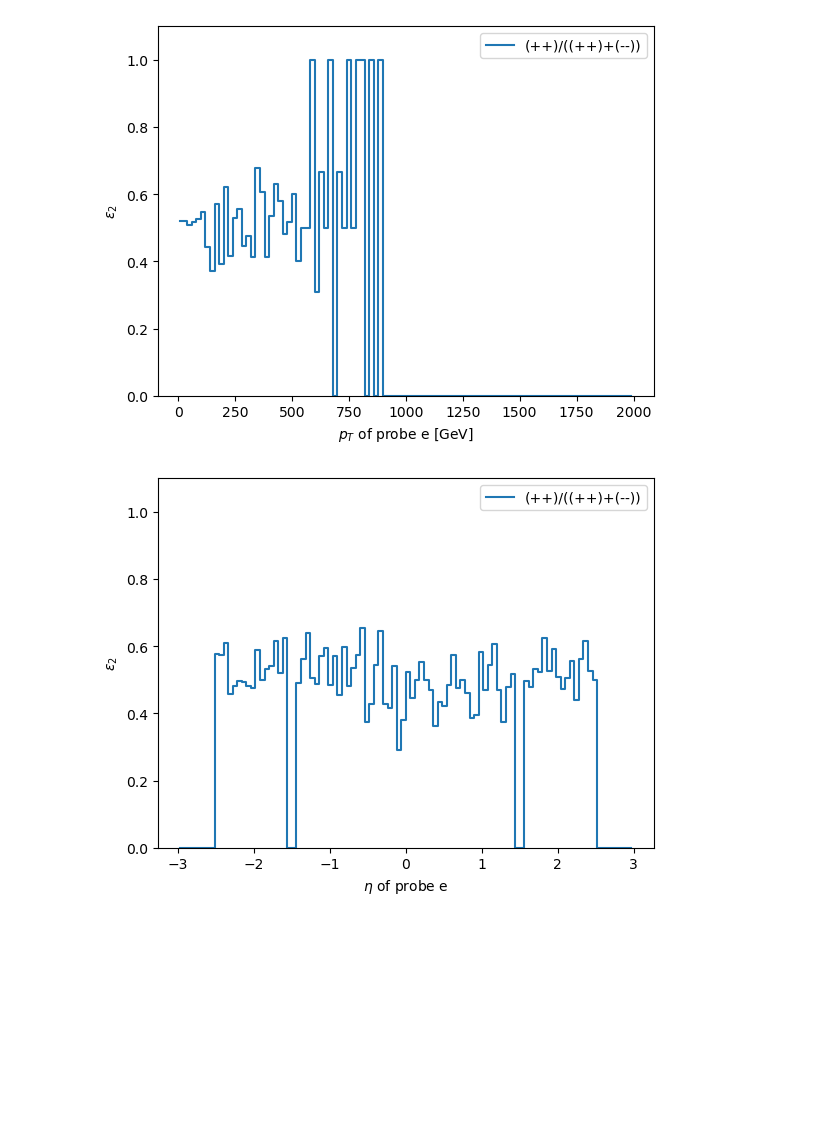
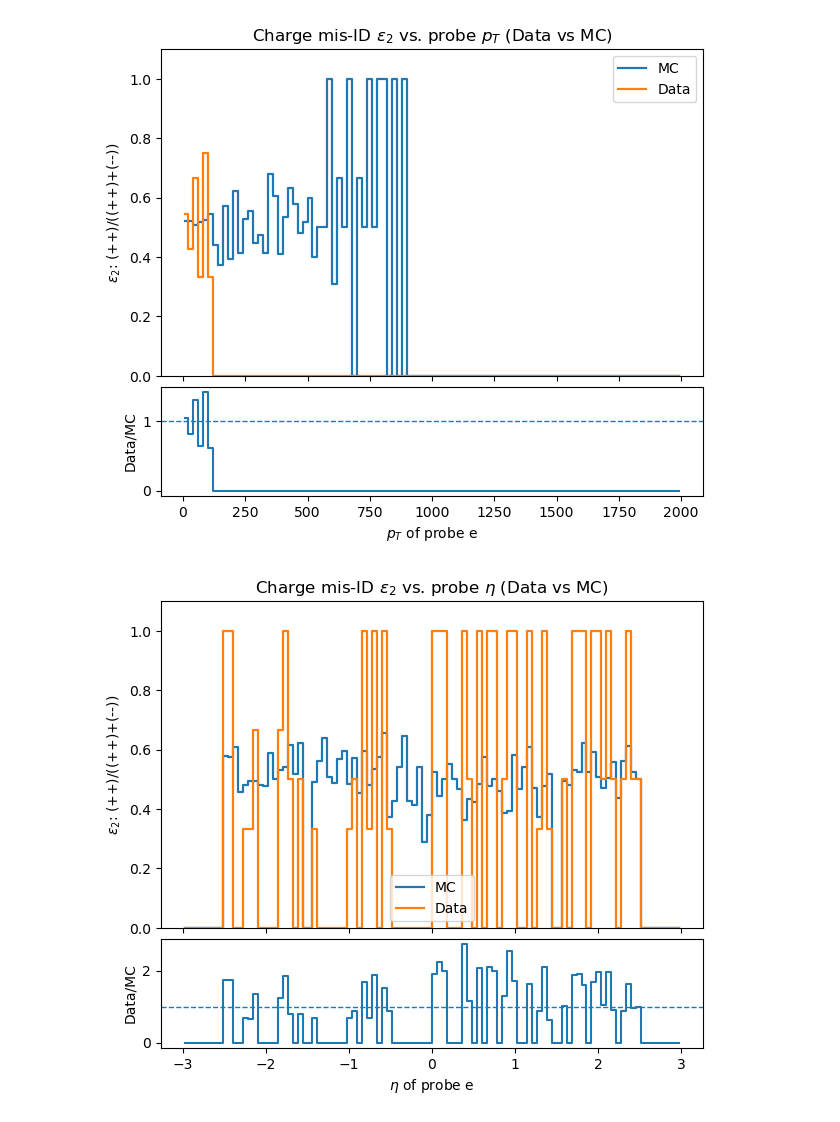
Before and after one commit to XinyiXu03/CMS_Suu_charge_misID, a Jupyter notebook: charge_misID_fraction.ipynb, the cells around one changed output. Drawn from its saved outputs; the diff is of its cells as text; code cells hidden in the pictures; blank space fills up the shorter version.

```diff
--- a/charge_misID_fraction.ipynb
+++ b/charge_misID_fraction.ipynb
@@ -484,36 +686,70 @@ plt.show()
 # %%
 #epsilon_2 vs. pT
 bins_pt = np.linspace(0, 2000, 101)
 centers_pt = 0.5 * (bins_pt[1:] + bins_pt[:-1])
 
-eta2_ratio_pt = np.divide(pp_pt, same_pt, out=np.zeros_like(pp_pt, dtype=float), where=same_pt > 0)
+mc_epsilon2_pt = np.divide(mc_pp_pt, mc_same_pt, out=np.zeros_like(mc_pp_pt, dtype=float), where=mc_same_pt > 0)
 
-plt.figure()
-plt.step(centers_pt, eta2_ratio_pt, where="mid", label="(++)/((++)+(--))")
-plt.ylim(0, 1.1)
-plt.xlabel(r"$p_T$ of probe e [GeV]")
-plt.ylabel(r"$\epsilon_2$")
-plt.legend()
+data_epsilon2_pt = np.divide(data_pp_pt, data_same_pt, out=np.zeros_like(data_pp_pt, dtype=float), where=data_same_pt > 0)
+
+ratio_epsilon2_pt = np.divide(data_epsilon2_pt, mc_epsilon2_pt, out=np.zeros_like(data_epsilon2_pt, dtype=float), where=mc_epsilon2_pt>0)
+
+fig = plt.figure(figsize=(7, 5.8))
+gs = fig.add_gridspec(2, 1, height_ratios=[3, 1], hspace=0.05)
+ax  = fig.add_subplot(gs[0])
+rax = fig.add_subplot(gs[1], sharex=ax)
+
+ax.step(centers_pt, mc_epsilon2_pt,   where="mid", linewidth=1.6, label="MC")
+ax.step(centers_pt, data_epsilon2_pt, where="mid", linewidth=1.6, label="Data")
+ax.set_ylim(0, 1.1)
+ax.set_ylabel(r"$\epsilon_2$: (++)/((++)+(--))")
+ax.set_title(r"Charge mis-ID $\epsilon_2$ vs. probe $p_T$ (Data vs MC)")
+ax.legend()
+
+rax.axhline(1.0, linestyle="--", linewidth=1)
+rax.step(centers_pt, ratio_epsilon2_pt, where="mid")
+rax.set_ylabel("Data/MC")
+rax.set_xlabel(r"$p_T$ of probe e")
+#rax.set_ylim(0, 1.1)
+
+plt.setp(ax.get_xticklabels(), visible=False)
+plt.tight_layout()
 plt.show()
-#note that the y axis is from 0-0.3
 # %% [output]
-[figure, old version]
+[figure, new version]
 # %%
 #epsilon_2 vs. eta
 bins_eta = np.linspace(-3, 3, 101)
 centers_eta = 0.5 * (bins_eta[1:] + bins_eta[:-1])
 
-ratio_eta = np.divide(pp_eta, same_eta, out=np.zeros_like(pp_eta, dtype=float), where=same_eta > 0)
+mc_epsilon2_eta = np.divide(mc_pp_eta, mc_same_eta, out=np.zeros_like(mc_pp_eta, dtype=float), where=mc_same_eta > 0)
+data_epsilon2_eta = np.divide(data_pp_eta, data_same_eta, out=np.zeros_like(data_pp_eta, dtype=float), where=data_same_eta > 0)
 
-plt.figure()
-plt.step(centers_eta, ratio_eta, where="mid", label="(++)/((++)+(--))")
-plt.ylim(0, 1.1)
-plt.xlabel(r"$\eta$ of probe e")
-plt.ylabel(r"$\epsilon_2$")
-plt.legend()
+ratio_epsilon2_eta = np.divide(data_epsilon2_eta, mc_epsilon2_eta, out=np.zeros_like(data_epsilon2_eta, dtype=float), where=mc_epsilon2_eta>0)
+
+fig = plt.figure(figsize=(7, 5.8))
+gs = fig.add_gridspec(2, 1, height_ratios=[3, 1], hspace=0.05)
+ax  = fig.add_subplot(gs[0])
+rax = fig.add_subplot(gs[1], sharex=ax)
+
+ax.step(centers_eta, mc_epsilon2_eta,   where="mid", linewidth=1.6, label="MC")
+ax.step(centers_eta, data_epsilon2_eta, where="mid", linewidth=1.6, label="Data")
+ax.set_ylim(0, 1.1)
+ax.set_ylabel(r"$\epsilon_2$: (++)/((++)+(--))")
+ax.set_title(r"Charge mis-ID $\epsilon_2$ vs. probe $\eta$ (Data vs MC)")
+ax.legend()
+
+rax.axhline(1.0, linestyle="--", linewidth=1)
+rax.step(centers_eta, ratio_epsilon2_eta, where="mid")
+rax.set_ylabel("Data/MC")
+rax.set_xlabel(r"$\eta$ of probe e")
+#rax.set_ylim(0, 1.1)
+
+plt.setp(ax.get_xticklabels(), visible=False)
+plt.tight_layout()
 plt.show()
 # %% [output]
-[figure, old version]
+[figure, new version]
 # %%
 # z mass window i choose 70-110
 # MC root://xcache//store/mc/RunIII2024Summer24NanoAODv15/DYto2L-2Jets_Bin-1J
```
Also changed, not shown: parts of 12 cells of this notebook.
